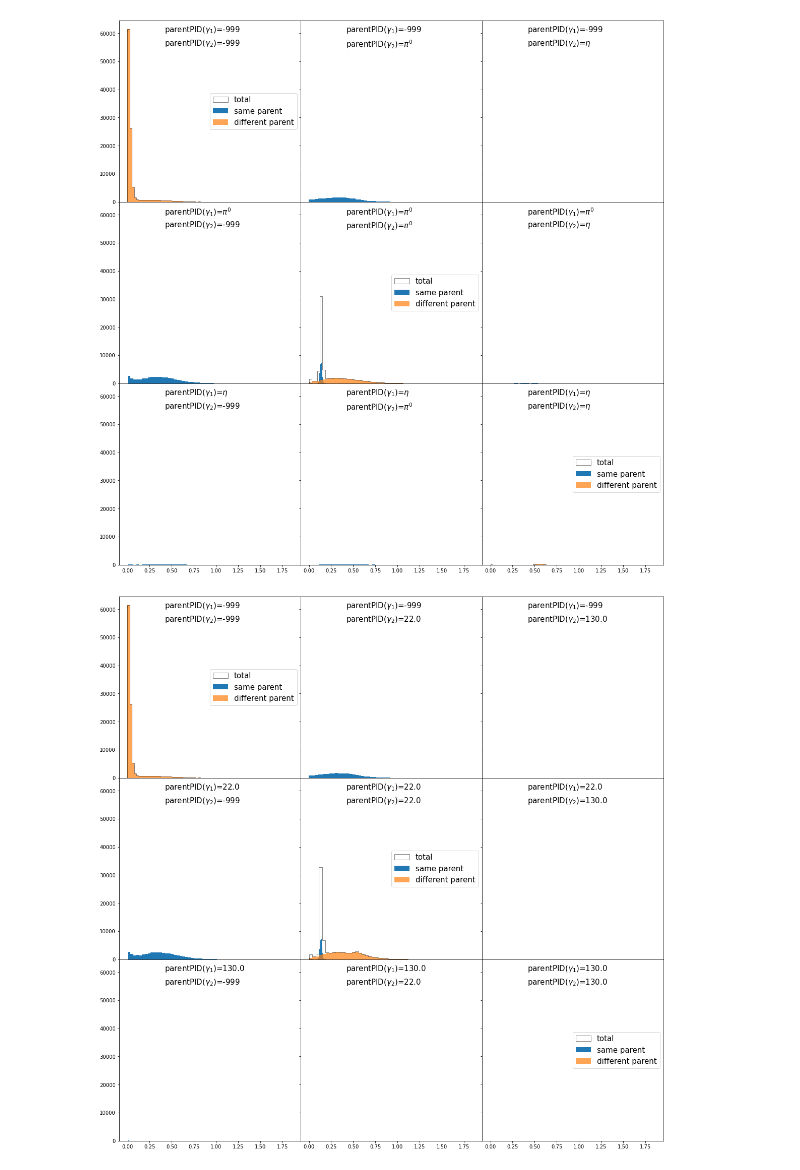
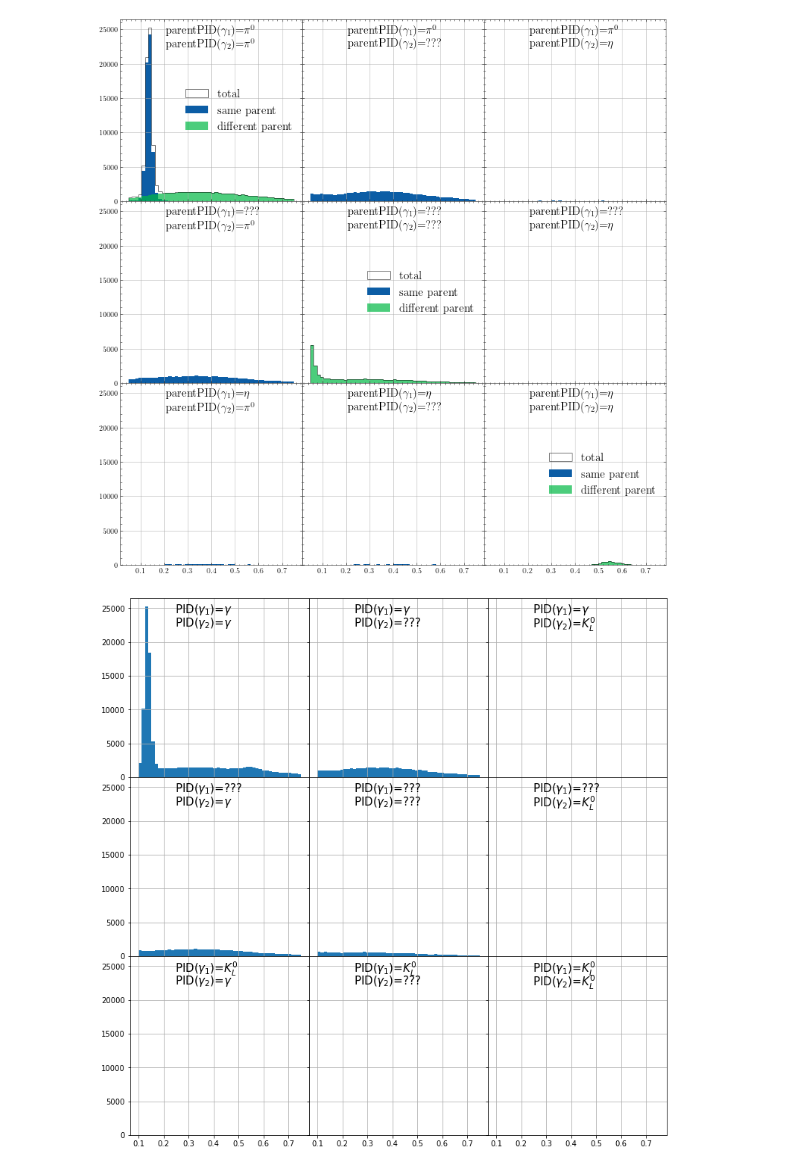
Before and after one commit to Gregtom3/CLAS12Analysis, a Jupyter notebook: macros/analysis/rg-a/Mdiphoton_spectrum.ipynb, the cells around one changed output. Cells and saved outputs as stored; diff of their text form; code cells hidden in the pictures.

```diff
--- a/macros/analysis/rg-a/Mdiphoton_spectrum.ipynb
+++ b/macros/analysis/rg-a/Mdiphoton_spectrum.ipynb
@@ -3,5 +3,7 @@ import ROOT
 import uproot
 import numpy as np
 import matplotlib.pyplot as plt
+import matplotlib
+plt.style.use('science')
 # %% [output]
 Welcome to JupyROOT 6.22/06
@@ -9,5 +11,5 @@ Matplotlib created a temporary config/cache directory at /tmp/matplotlib-hb6b60q
 # %%
-tpost = uproot.open("/volatile/clas12/users/gmat/clas12analysis.sidis.data/rg-a-mc/sept19/merged_sept19.root:tree_postprocess")
+tpost = uproot.open("/volatile/clas12/users/gmat/clas12analysis.sidis.data/rga/MC/testall/merged_run.root:tree_postprocess")
 parentPID1 = tpost["parentPID1"].array(library="np")
 parentPID2 = tpost["parentPID2"].array(library="np")
 PID1 = tpost["PID1"].array(library="np")
@@ -32,10 +34,14 @@ counts=counts[:3]
 # %%
 def latex_from_pid(pid):
     if(pid==-999):
-        return -999
+        return "???"
     elif(pid==111):
         return '$\pi^{0}$'
     elif(pid==221):
         return '$\eta$'
+    elif(pid==22):
+        return "$\gamma$"
+    elif(pid==130):
+        return "$K_L^{0}$"
     else:
         return pid
@@ -42,6 +77,7 @@ def latex_from_pid(pid):
 # %%
-fig,axs=plt.subplots(3,3,sharex=True, sharey=True,figsize=(15,15))
+fig,axs=plt.subplots(3,3,sharex=True, sharey=True,figsize=(10,10))
 fig.subplots_adjust(0,0,1,1,0,0)
+lims=(0.05,0.75)
 for r in range(3):
     for c in range(3):
         idx = r*3+c
@@ -49,12 +85,12 @@ for r in range(3):
         pidB = parentpids[c]
         b = (parentPID1==pidA)*(parentPID2==pidB)
         if(r==c):
-            axs[r,c].hist(Mdiphoton[b],bins=50,label="total",color="k",alpha=0.5,histtype=u'step')
-            axs[r,c].hist(Mdiphoton[(b) & (flag==1)],bins=50,label="same parent",alpha=1)
-            axs[r,c].hist(Mdiphoton[(b) & (flag==-1)],bins=50,label="different parent",alpha=0.7)
+            axs[r,c].hist(Mdiphoton[b],bins=50,label="total",color="k",alpha=0.5,histtype=u'step',range=lims)
+            axs[r,c].hist(Mdiphoton[(b) & (flag==1)],bins=50,label="same parent",alpha=1,range=lims)
+            axs[r,c].hist(Mdiphoton[(b) & (flag==-1)],bins=50,label="different parent",alpha=0.7,range=lims)
             axs[r,c].legend(fontsize=15,loc='center right')
         else:
-            axs[r,c].hist(Mdiphoton[b],bins=50)
+            axs[r,c].hist(Mdiphoton[b],bins=50,range=lims)
         axs[r,c].annotate(r'parentPID($\gamma_1$)={}'.format(latex_from_pid(pidA)),
             xy=(.25, .975), xycoords='axes fraction',
             horizontalalignment='left', verticalalignment='top',
@@ -63,31 +99,35 @@ for r in range(3):
             xy=(.25, .9), xycoords='axes fraction',
             horizontalalignment='left', verticalalignment='top',
             fontsize=15)
+        axs[r,c].grid()
 # %% [output]
-[figure, old version]
+[figure, new version]
 # %%
-fig,axs=plt.subplots(3,3,sharex=True, sharey=True,figsize=(15,15))
+fig,axs=plt.subplots(3,3,sharex=True, sharey=True,figsize=(10,10))
 fig.subplots_adjust(0,0,1,1,0,0)
+lims=(0.1,0.75)
 for r in range(3):
     for c in range(3):
         idx = r*3+c
         pidA = pids[r]
         pidB = pids[c]
         b = (PID1==pidA)*(PID2==pidB)
-        if(r==c):
-            axs[r,c].hist(Mdiphoton[b],bins=50,label="total",color="k",alpha=0.5,histtype=u'step')
-            axs[r,c].hist(Mdiphoton[(b) & (flag==1)],bins=50,label="same parent",alpha=1)
-            axs[r,c].hist(Mdiphoton[(b) & (flag==-1)],bins=50,label="different parent",alpha=0.7)
-            axs[r,c].legend(fontsize=15,loc='center right')
-        else:
-            axs[r,c].hist(Mdiphoton[b],bins=50)
-        axs[r,c].annotate(r'parentPID($\gamma_1$)={}'.format(latex_from_pid(pidA)),
+        #if(r==c):
+            #axs[r,c].hist(Mdiphoton[b],bins=50,label="total",color="k",alpha=0.5,histtype=u'step',range=lims)
+            #axs[r,c].hist(Mdiphoton[(b) & (flag==1)],bins=50,label="same parent",alpha=1,range=lims)
+            #axs[r,c].hist(Mdiphoton[(b) & (flag==-1)],bins=50,label="different parent",alpha=0.7,range=lims)
+            #axs[r,c].legend(fontsize=15,loc='center right')
+        #else:
+            #axs[r,c].hist(Mdiphoton[b],bins=50,range=lims)
+        axs[r,c].hist(Mdiphoton[b],bins=50,range=lims)
+        axs[r,c].annotate(r'PID($\gamma_1$)={}'.format(latex_from_pid(pidA)),
             xy=(.25, .975), xycoords='axes fraction',
             horizontalalignment='left', verticalalignment='top',
             fontsize=15)
-        axs[r,c].annotate(r'parentPID($\gamma_2$)={}'.format(latex_from_pid(pidB)),
+        axs[r,c].annotate(r'PID($\gamma_2$)={}'.format(latex_from_pid(pidB)),
             xy=(.25, .9), xycoords='axes fraction',
             horizontalalignment='left', verticalalignment='top',
             fontsize=15)
+        axs[r,c].grid()
 # %% [output]
-[figure, old version]
+[figure, new version]
```
Also changed, not shown: parts of 2 cells of this notebook, 7 other files.
